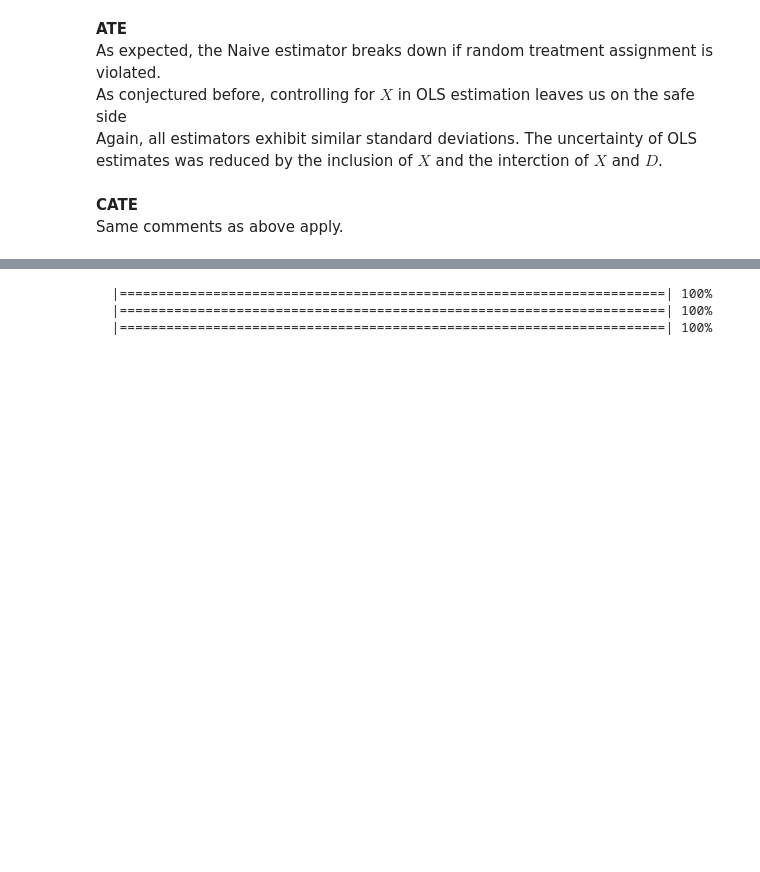
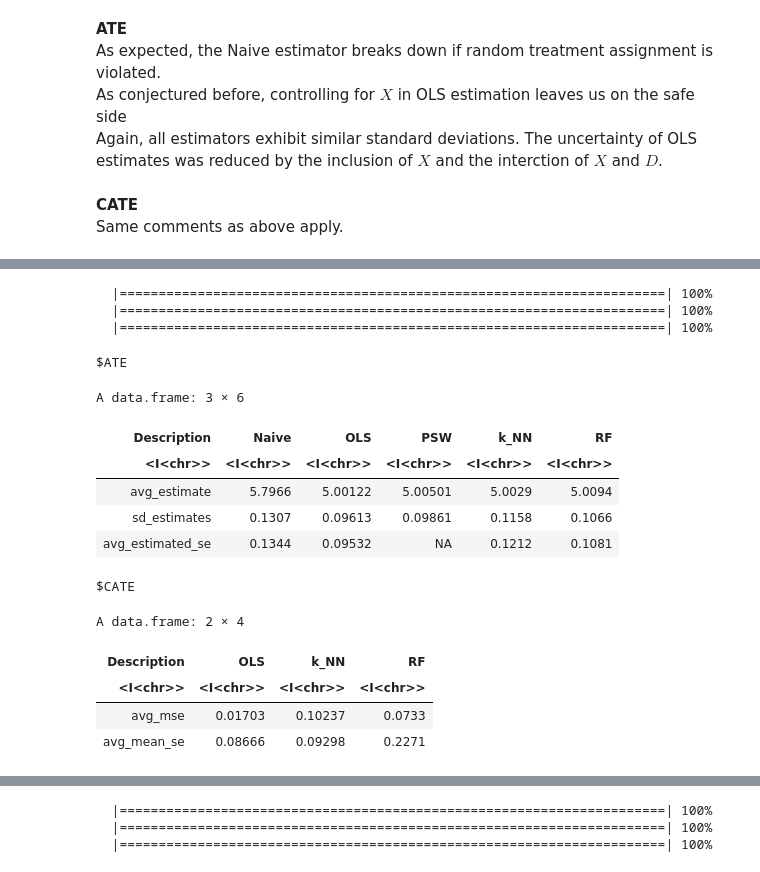
Before and after one commit to timmens/student-project-timmens, a Jupyter notebook: Simulation_Study/simulation_study.ipynb, the cells around one changed output, grey strips where cells are left out. Cells and saved outputs as stored; diff of their text form; code cells hidden in the pictures; blank space fills up the shorter version.

```diff
--- a/Simulation_Study/simulation_study.ipynb
+++ b/Simulation_Study/simulation_study.ipynb
@@ -615,0 +668,25 @@ One may wonder whether these results are sensitive to the choice of $\zeta(x)$ f
+# %%
+create_output_table(n = 500, N = 500, B = 500, k = 1, kC = 50, num_trees = 100,
+                           het_linear = TRUE, random_assignment = FALSE,
+                           non_linearY = FALSE, non_linearD = FALSE,
+                           method_ols = "full",
+                           knn_se5 = TRUE, ols_se5 = TRUE, C_ols_se5 = TRUE,
+                           C_knn_se5 = TRUE, boot5 = FALSE,
+                           para = FALSE)
+# %% [output]
+  |======================================================================| 100%
+  |======================================================================| 100%
+  |======================================================================| 100%
+$ATE
+A data.frame: 3 × 6
+| Description | Naive | OLS | PSW | k_NN | RF |
+| <I<chr>> | <I<chr>> | <I<chr>> | <I<chr>> | <I<chr>> | <I<chr>> |
+| avg_estimate | 5.7966 | 5.00122 | 5.00501 | 5.0029 | 5.0094 |
+| sd_estimates | 0.1307 | 0.09613 | 0.09861 | 0.1158 | 0.1066 |
+| avg_estimated_se | 0.1344 | 0.09532 | NA | 0.1212 | 0.1081 |
+$CATE
+A data.frame: 2 × 4
+| Description | OLS | k_NN | RF |
+| <I<chr>> | <I<chr>> | <I<chr>> | <I<chr>> |
+| avg_mse | 0.01703 | 0.10237 | 0.0733 |
+| avg_mean_se | 0.08666 | 0.09298 | 0.2271 |
```
Also changed, not shown: parts of 26 cells of this notebook, 6 other files.
